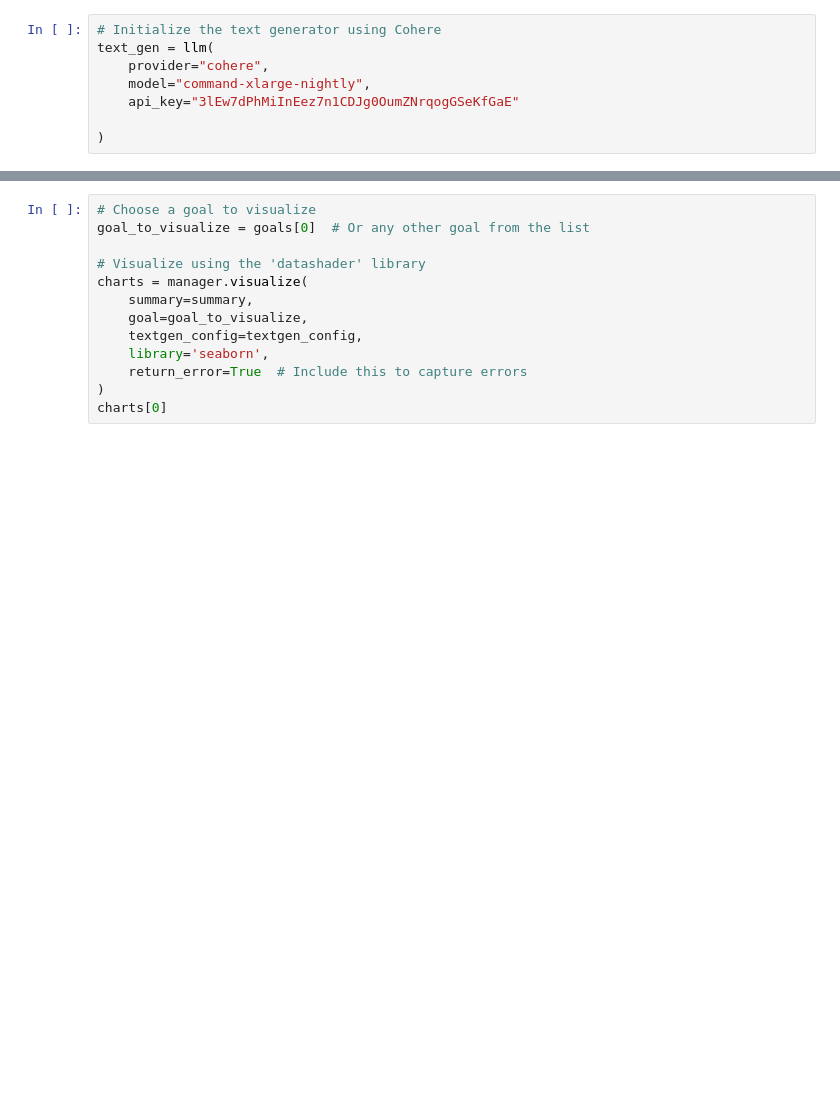
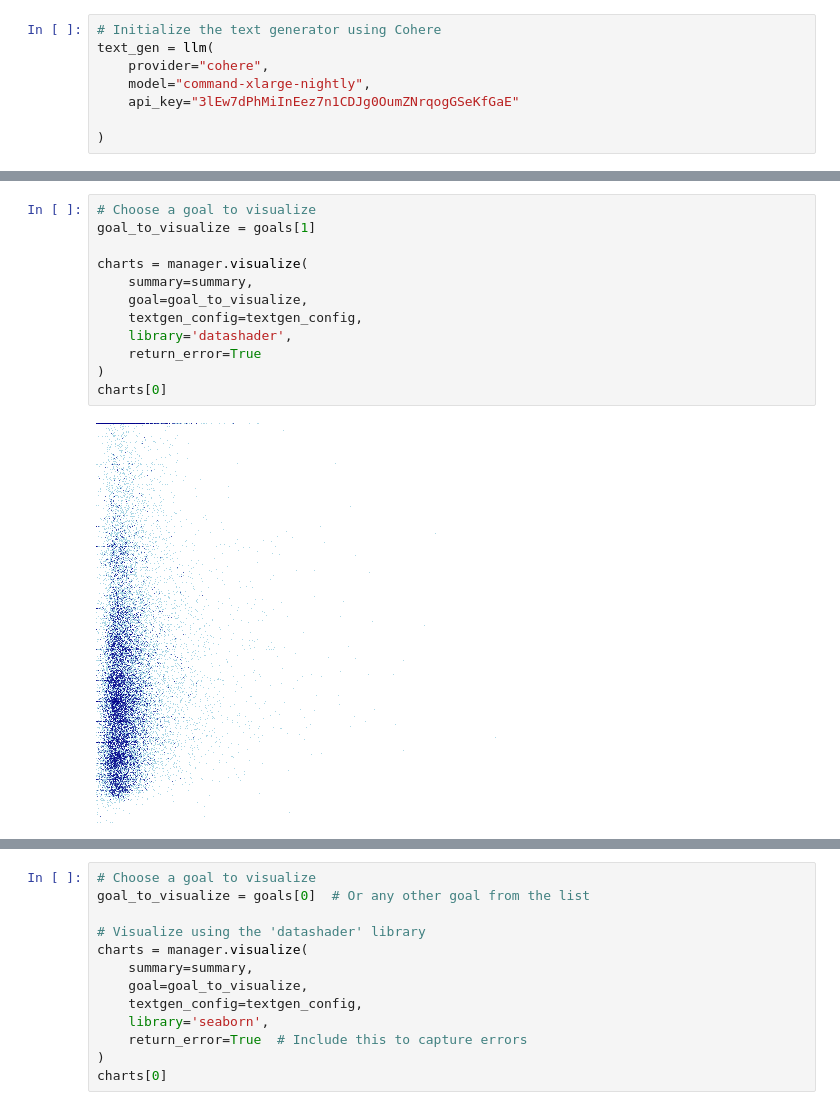
Before and after one commit to Raijin-ZD/lida, a Jupyter notebook: LidaTestingAfterDask_Datashader (1).ipynb, the cells around one changed output, grey strips where cells are left out. Cells and saved outputs as stored; diff of their text form; blank space fills up the shorter version.

```diff
--- a/LidaTestingAfterDask_Datashader (1).ipynb
+++ b/LidaTestingAfterDask_Datashader (1).ipynb
@@ -422,5 +299,19 @@ charts = manager.visualize(
 charts[0]
 # %% [output]
 [figure]
+# %%
+# Choose a goal to visualize
+goal_to_visualize = goals[1]
+
+charts = manager.visualize(
+    summary=summary,
+    goal=goal_to_visualize,
+    textgen_config=textgen_config,
+    library='datashader',
+    return_error=True
+)
+charts[0]
+# %% [output]
+[figure, added]
 # %%
 # Choose a goal to visualize
```
Also changed, not shown: parts of 21 cells of this notebook, 2 other files.
